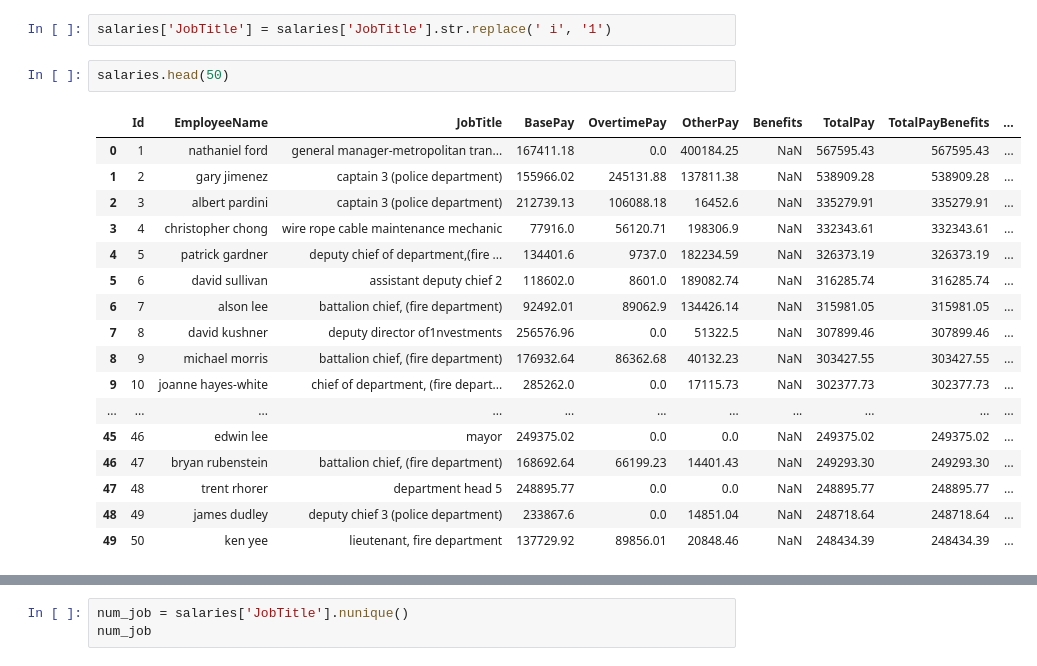
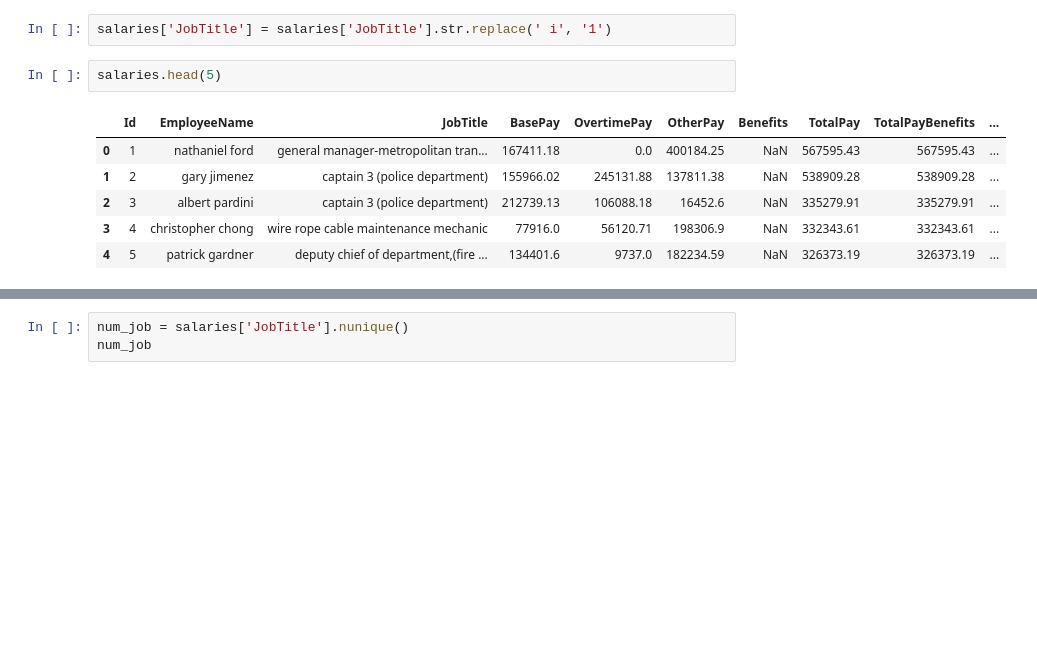
Before and after one commit to adrapiza/Project4-Group3, a Jupyter notebook: Untitled-2.ipynb, the cells around one changed output, grey strips where cells are left out. Cells and saved outputs as stored; diff of their text form; blank space fills up the shorter version.

```diff
--- a/Untitled-2.ipynb
+++ b/Untitled-2.ipynb
@@ -53,24 +53,13 @@ salaries['JobTitle'] = salaries['JobTitle'].str.replace('ii', '2')
 # %%
 salaries['JobTitle'] = salaries['JobTitle'].str.replace(' i', '1')
 # %%
-salaries.head(50)
+salaries.head(5)
 # %% [output]
 |  | Id | EmployeeName | JobTitle | BasePay | OvertimePay | OtherPay | Benefits | TotalPay | TotalPayBenefits | ... |
 | 0 | 1 | nathaniel ford | general manager-metropolitan tran... | 167411.18 | 0.0 | 400184.25 | NaN | 567595.43 | 567595.43 | ... |
 | 1 | 2 | gary jimenez | captain 3 (police department) | 155966.02 | 245131.88 | 137811.38 | NaN | 538909.28 | 538909.28 | ... |
 | 2 | 3 | albert pardini | captain 3 (police department) | 212739.13 | 106088.18 | 16452.6 | NaN | 335279.91 | 335279.91 | ... |
 | 3 | 4 | christopher chong | wire rope cable maintenance mechanic | 77916.0 | 56120.71 | 198306.9 | NaN | 332343.61 | 332343.61 | ... |
 | 4 | 5 | patrick gardner | deputy chief of department,(fire ... | 134401.6 | 9737.0 | 182234.59 | NaN | 326373.19 | 326373.19 | ... |
-| 5 | 6 | david sullivan | assistant deputy chief 2 | 118602.0 | 8601.0 | 189082.74 | NaN | 316285.74 | 316285.74 | ... |
-| 6 | 7 | alson lee | battalion chief, (fire department) | 92492.01 | 89062.9 | 134426.14 | NaN | 315981.05 | 315981.05 | ... |
-| 7 | 8 | david kushner | deputy director of1nvestments | 256576.96 | 0.0 | 51322.5 | NaN | 307899.46 | 307899.46 | ... |
-| 8 | 9 | michael morris | battalion chief, (fire department) | 176932.64 | 86362.68 | 40132.23 | NaN | 303427.55 | 303427.55 | ... |
-| 9 | 10 | joanne hayes-white | chief of department, (fire depart... | 285262.0 | 0.0 | 17115.73 | NaN | 302377.73 | 302377.73 | ... |
-| ... | ... | ... | ... | ... | ... | ... | ... | ... | ... | ... |
-| 45 | 46 | edwin lee | mayor | 249375.02 | 0.0 | 0.0 | NaN | 249375.02 | 249375.02 | ... |
-| 46 | 47 | bryan rubenstein | battalion chief, (fire department) | 168692.64 | 66199.23 | 14401.43 | NaN | 249293.30 | 249293.30 | ... |
-| 47 | 48 | trent rhorer | department head 5 | 248895.77 | 0.0 | 0.0 | NaN | 248895.77 | 248895.77 | ... |
-| 48 | 49 | james dudley | deputy chief 3 (police department) | 233867.6 | 0.0 | 14851.04 | NaN | 248718.64 | 248718.64 | ... |
-| 49 | 50 | ken yee | lieutenant, fire department | 137729.92 | 89856.01 | 20848.46 | NaN | 248434.39 | 248434.39 | ... |
 # %%
 filtered_df = salaries[~salaries['JobTitle'].isin(['Not provided', 'Not Provided']) &
```
Also changed, not shown: parts of 6 cells of this notebook.
